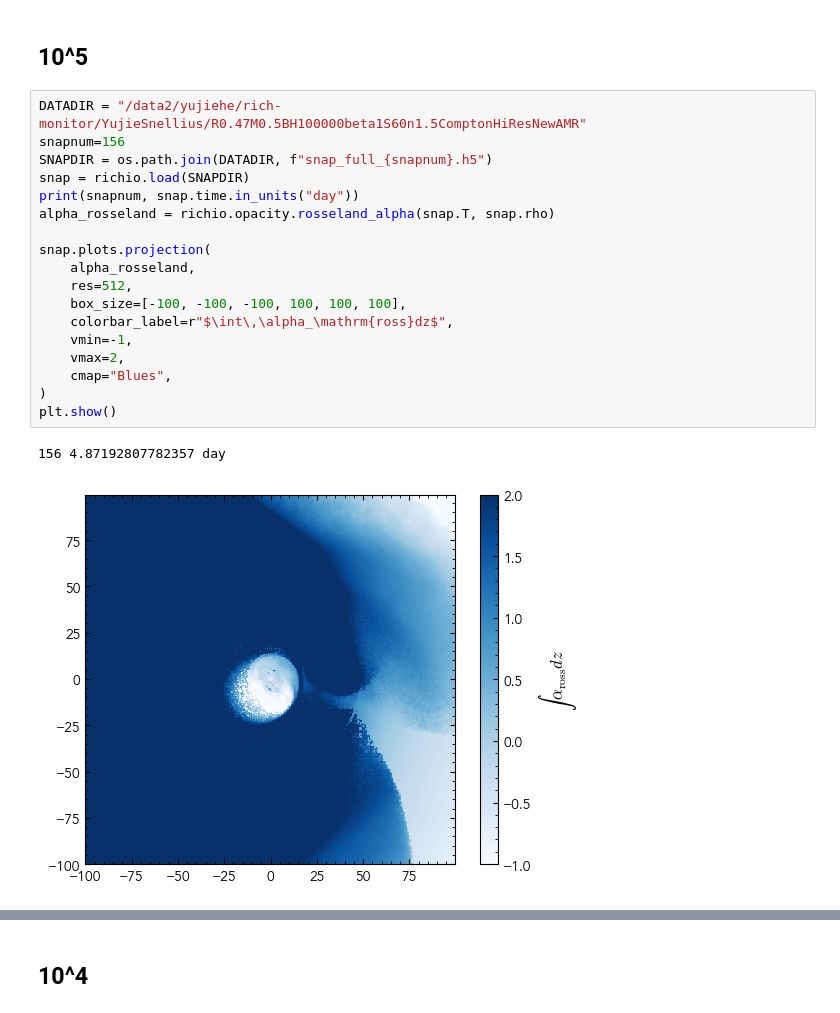
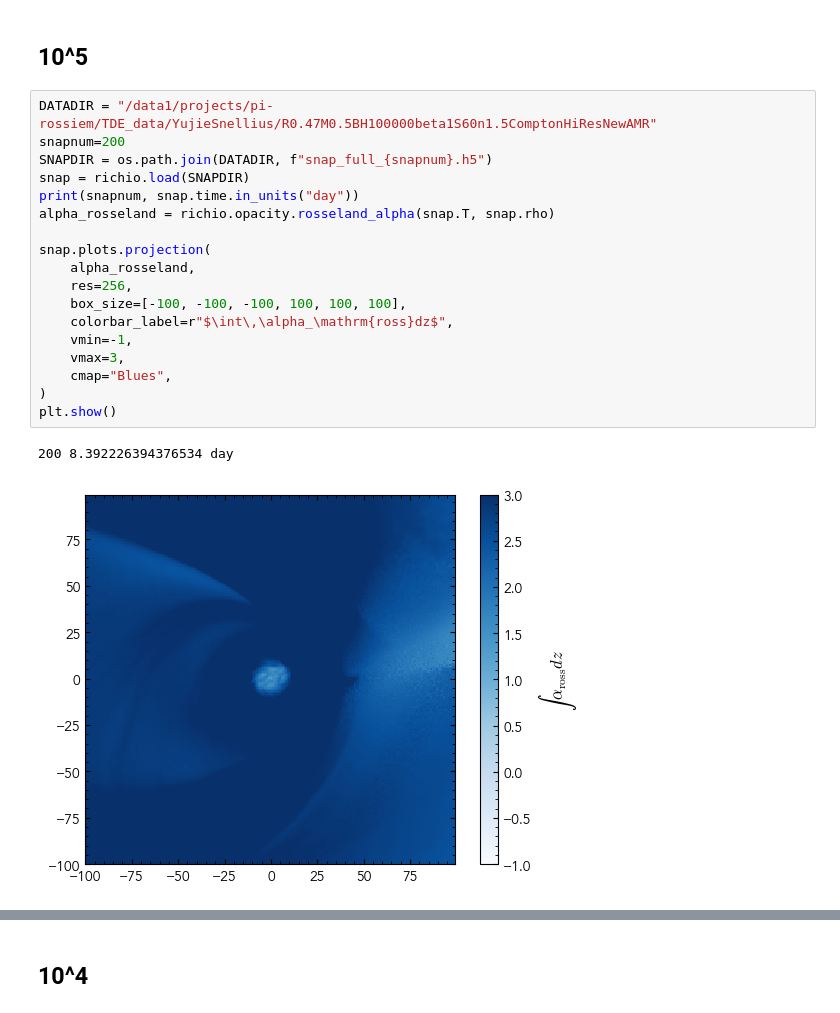
Before and after one commit to rich-tde/tde-shock-dissipation, a Jupyter notebook: works/cooling-checks/0.1-opacity.ipynb, the cells around one changed output, grey strips where cells are left out. Saved outputs shown, nothing was run; the diff lists cells and outputs as text.

```diff
--- a/works/cooling-checks/0.1-opacity.ipynb
+++ b/works/cooling-checks/0.1-opacity.ipynb
@@ -13,25 +13,25 @@ import richio
 # %% [markdown]
 ## 10^5
 # %%
-DATADIR = "/data2/yujiehe/rich-monitor/YujieSnellius/R0.47M0.5BH100000beta1S60n1.5ComptonHiResNewAMR"
-snapnum=156
+DATADIR = "/data1/projects/pi-rossiem/TDE_data/YujieSnellius/R0.47M0.5BH100000beta1S60n1.5ComptonHiResNewAMR"
+snapnum=200
 SNAPDIR = os.path.join(DATADIR, f"snap_full_{snapnum}.h5")
 snap = richio.load(SNAPDIR)
 print(snapnum, snap.time.in_units("day"))
 alpha_rosseland = richio.opacity.rosseland_alpha(snap.T, snap.rho)
 
 snap.plots.projection(
     alpha_rosseland,
-    res=512,
+    res=256,
     box_size=[-100, -100, -100, 100, 100, 100],
     colorbar_label=r"$\int\,\alpha_\mathrm{ross}dz$",
     vmin=-1,
-    vmax=2,
+    vmax=3,
     cmap="Blues",
 )
 plt.show()
 # %% [output]
-156 4.87192807782357 day
+200 8.392226394376534 day
-[figure, old version]
+[figure, new version]
 # %%
 DATADIR = "/data2/yujiehe/rich-monitor/YujieSnellius/R0.47M0.5BH100000beta1S60n1.5ComptonHiResNewAMR"
```
Also changed, not shown: parts of 1 cell of this notebook, 2 other files.
